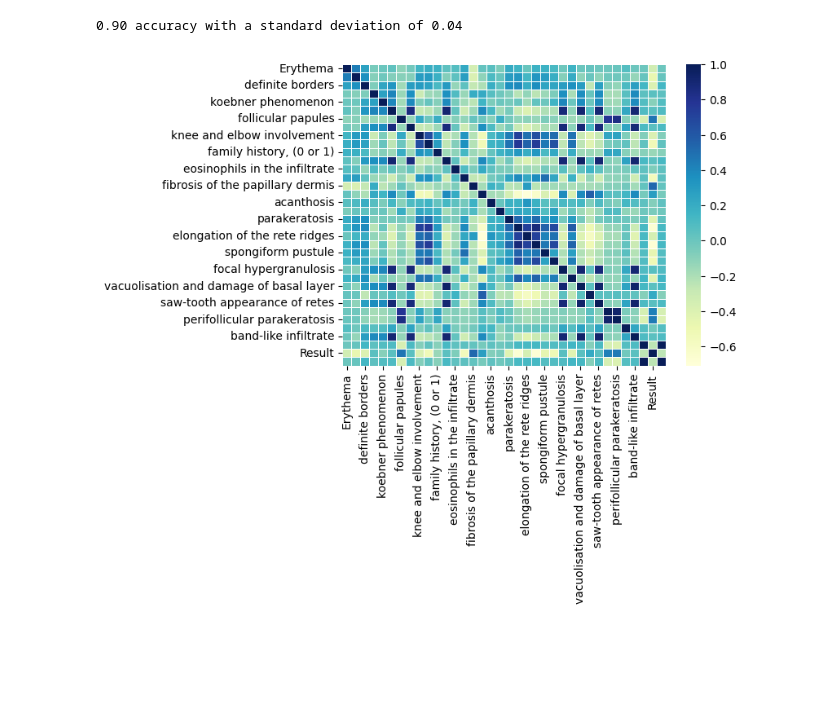
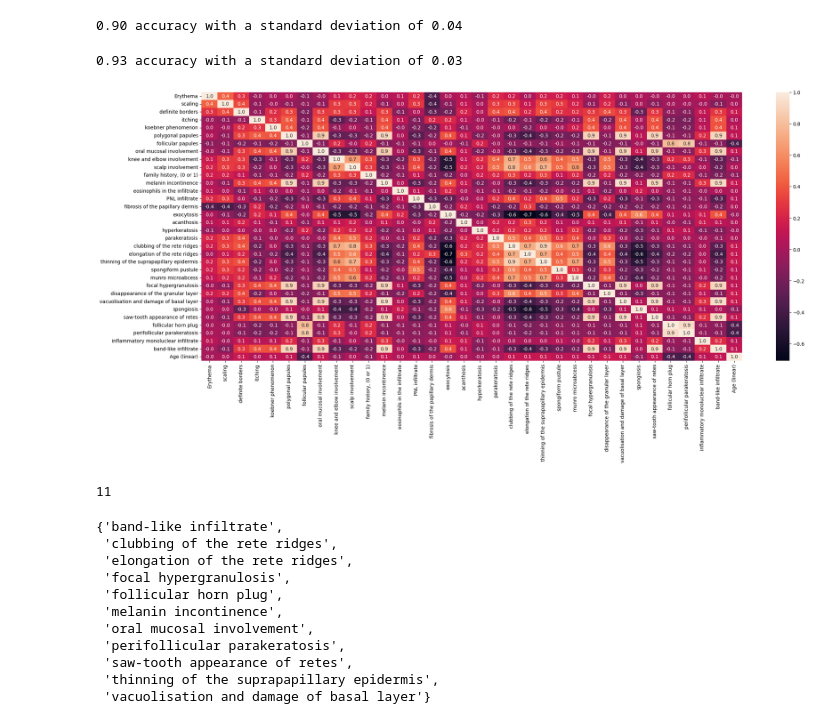
Before and after one commit to turagsarkar/Identification-of-Erythemato-Squamous-Disease, a Jupyter notebook: Identification_of_Erythemato_Squamous_Disease.ipynb, the cells around one changed output. Drawn from its saved outputs; the diff is of its cells as text; code cells hidden in the pictures; blank space fills up the shorter version.

Commit message:
Using Pearson Correlation for feature selection

```diff
--- a/Identification_of_Erythemato_Squamous_Disease.ipynb
+++ b/Identification_of_Erythemato_Squamous_Disease.ipynb
@@ -553,10 +550,12 @@ scores
 print("%0.2f accuracy with a standard deviation of %0.2f" % (scores.mean(), scores.std()))
 # %% [output]
 0.90 accuracy with a standard deviation of 0.04
-# %%
-#correlation in feature
-corr=new_data.corr()
-dataplot = sns.heatmap(corr,linewidths=.5,cmap="YlGnBu",annot=False, fmt=".1f")
-plt.show()
-# %% [output]
-[figure, removed]
+# %%
+from sklearn.model_selection import cross_val_score
+from sklearn.tree import DecisionTreeClassifier
+clf = DecisionTreeClassifier(random_state=0)
+scores=cross_val_score(clf,X_pca,y, cv=10)
+scores
+print("%0.2f accuracy with a standard deviation of %0.2f" % (scores.mean(), scores.std()))
+# %% [output]
+0.93 accuracy with a standard deviation of 0.03
@@ -562,0 +567,9 @@ plt.show()
+# %%
+X_corr=new_data.drop(['Result', 'Z-score'],axis='columns')
+y_corr=new_data['Result']
+corr=X_corr.corr()
+plt.figure(figsize=(25,10))
+dataplot = sns.heatmap(corr,annot=True,fmt=".1f")
+plt.show()
+# %% [output]
+[figure, added]
@@ -562,0 +586,19 @@ plt.show()
+# %%
+corr_features = correlation(X_corr, 0.70)
+len(set(corr_features))
+# %% [output]
+11
+# %%
+corr_features
+# %% [output]
+{'band-like infiltrate',
+ 'clubbing of the rete ridges',
+ 'elongation of the rete ridges',
+ 'focal hypergranulosis',
+ 'follicular horn plug',
+ 'melanin incontinence',
+ 'oral mucosal involvement',
+ 'perifollicular parakeratosis',
+ 'saw-tooth appearance of retes',
+ 'thinning of the suprapapillary epidermis',
+ 'vacuolisation and damage of basal layer'}
```
Also changed, not shown: parts of 17 cells of this notebook.
